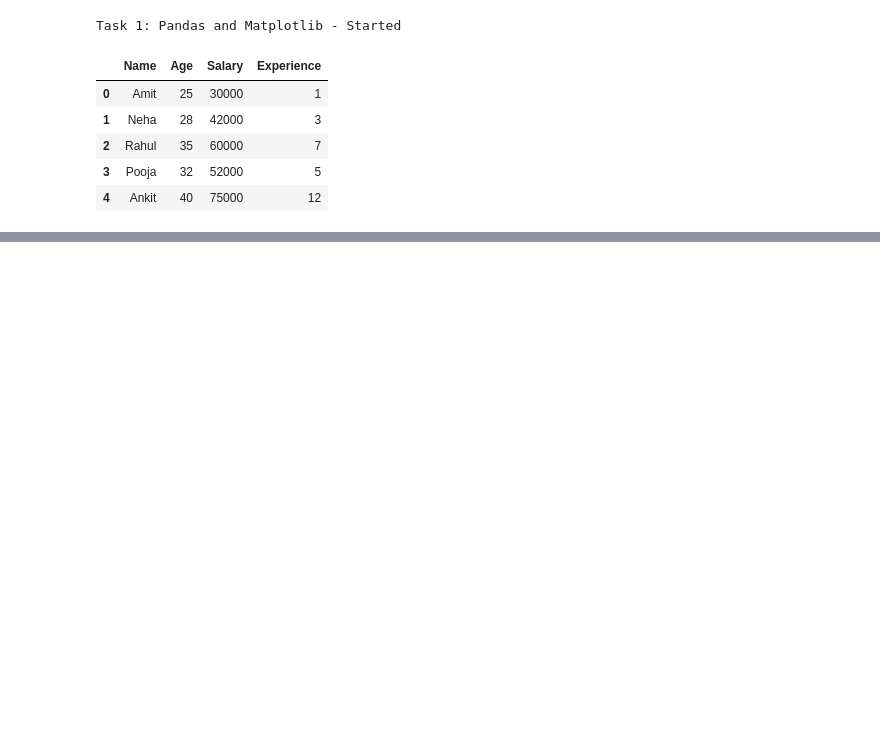
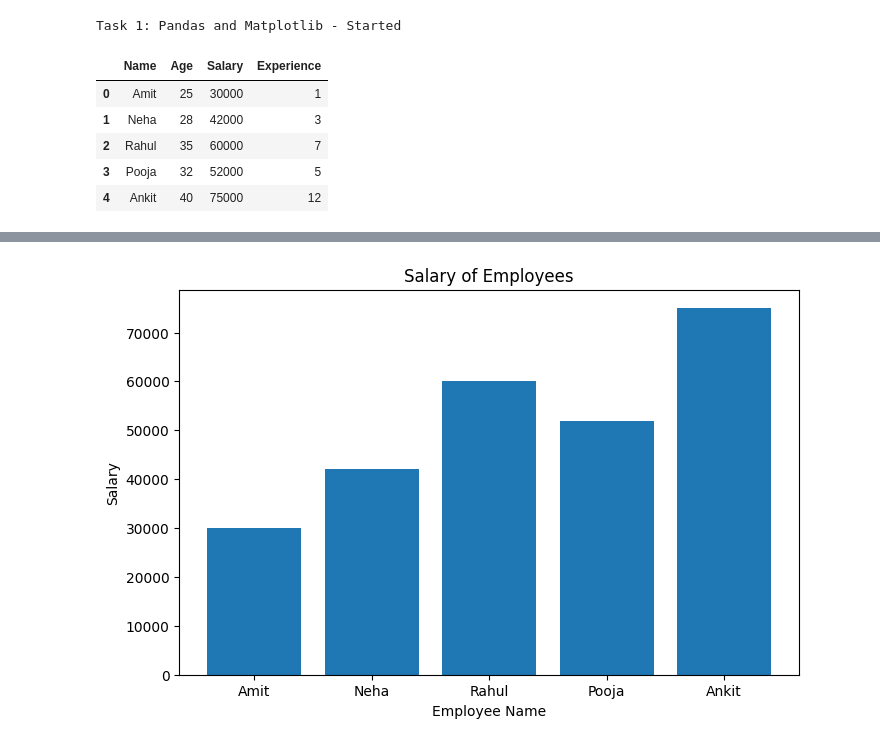
Before and after one commit to Jagminder-1998/qskill-python-internship-, a Jupyter notebook: task1_pandas_matplotlib/analysis.ipynb, the cells around one changed output, grey strips where cells are left out. Saved outputs shown, nothing was run; the diff lists cells and outputs as text; code cells hidden in the pictures; blank space fills up the shorter version.

```diff
--- a/task1_pandas_matplotlib/analysis.ipynb
+++ b/task1_pandas_matplotlib/analysis.ipynb
@@ -20,0 +66,10 @@ df
+# %%
+plt.figure(figsize=(8, 5))
+plt.bar(df["Name"], df["Salary"])
+plt.xlabel("Employee Name")
+plt.ylabel("Salary")
+plt.title("Salary of Employees")
+plt.savefig("plots/salary_bar_chart.png")
+plt.show()
+# %% [output]
+[figure, added]
```
Also changed, not shown: parts of 11 cells of this notebook, 3 other files.
